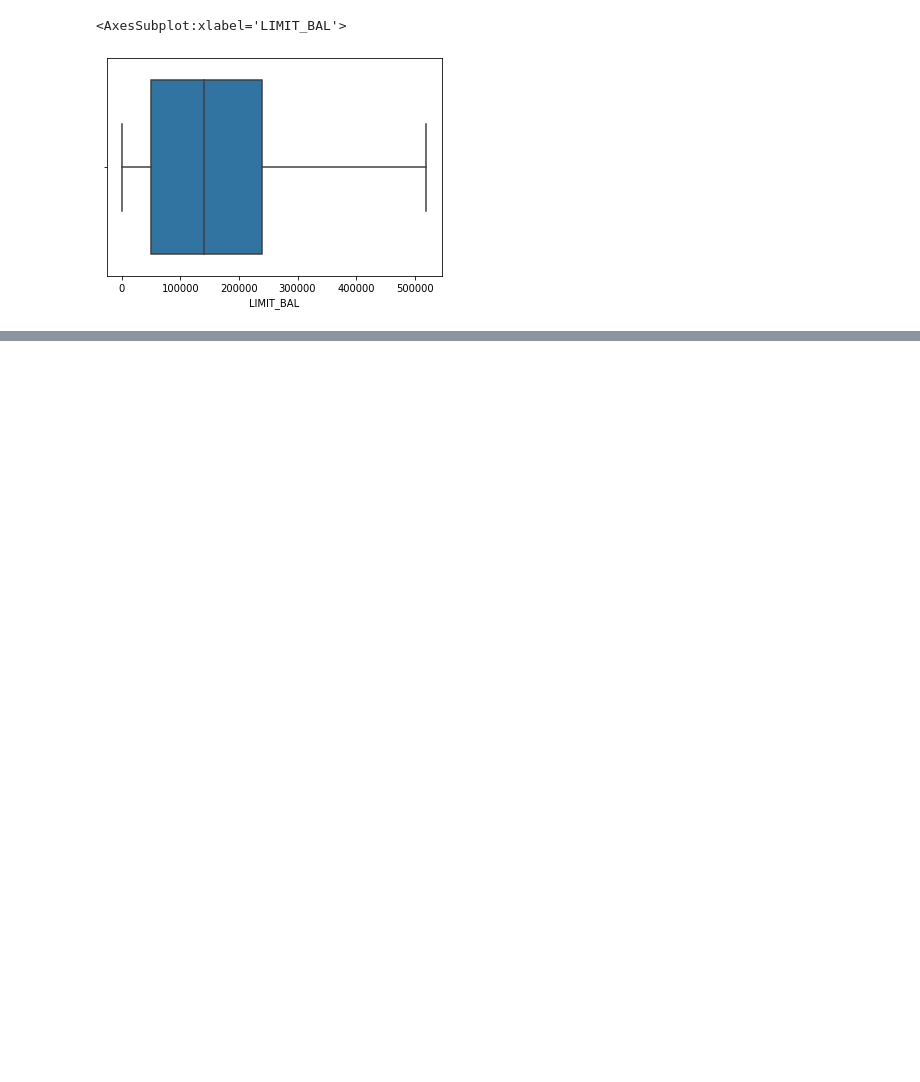
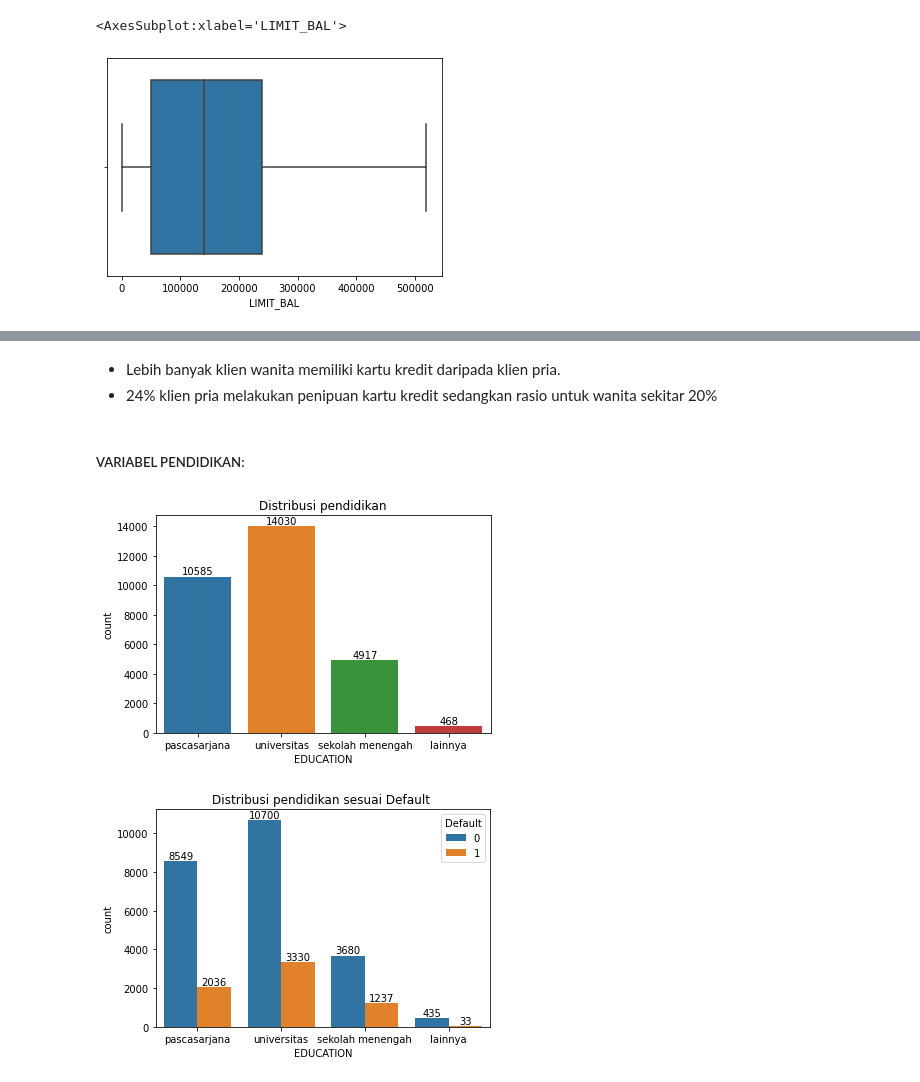
Before and after one commit to JuanFakhri/Default-Dataset_Klien_Kartu_Kredit, a Jupyter notebook: Porfolio_Credit.ipynb, the cells around one changed output, grey strips where cells are left out. Cells and saved outputs as stored; diff of their text form; code cells hidden in the pictures; blank space fills up the shorter version.

```diff
--- a/Porfolio_Credit.ipynb
+++ b/Porfolio_Credit.ipynb
@@ -240,0 +277,22 @@ sns.boxplot(x=df.LIMIT_BAL,showfliers = False)
+# %% [markdown]
+- Lebih banyak klien wanita memiliki kartu kredit daripada klien pria.
+- 24% klien pria melakukan penipuan kartu kredit sedangkan rasio untuk wanita sekitar 20%
+# %% [markdown]
+##### VARIABEL PENDIDIKAN:
+# %%
+ax=sns.countplot(x= df['EDUCATION'])
+for label in ax.containers:
+    ax.bar_label(label)
+plt.xticks([0,1,2,3], labels=["pascasarjana", "universitas", 'sekolah menengah','lainnya'])
+plt.title("Distribusi pendidikan")
+plt.show()
+
+ax=sns.countplot(data=df, x="EDUCATION", hue="Default")
+for label in ax.containers:
+    ax.bar_label(label)
+plt.xticks([0,1,2,3], labels=["pascasarjana", "universitas", 'sekolah menengah','lainnya'])
+plt.title("Distribusi pendidikan sesuai Default ")
+plt.show()
+# %% [output]
+[figure, added]
+[figure, added]
```
Also changed, not shown: parts of 27 cells of this notebook.
